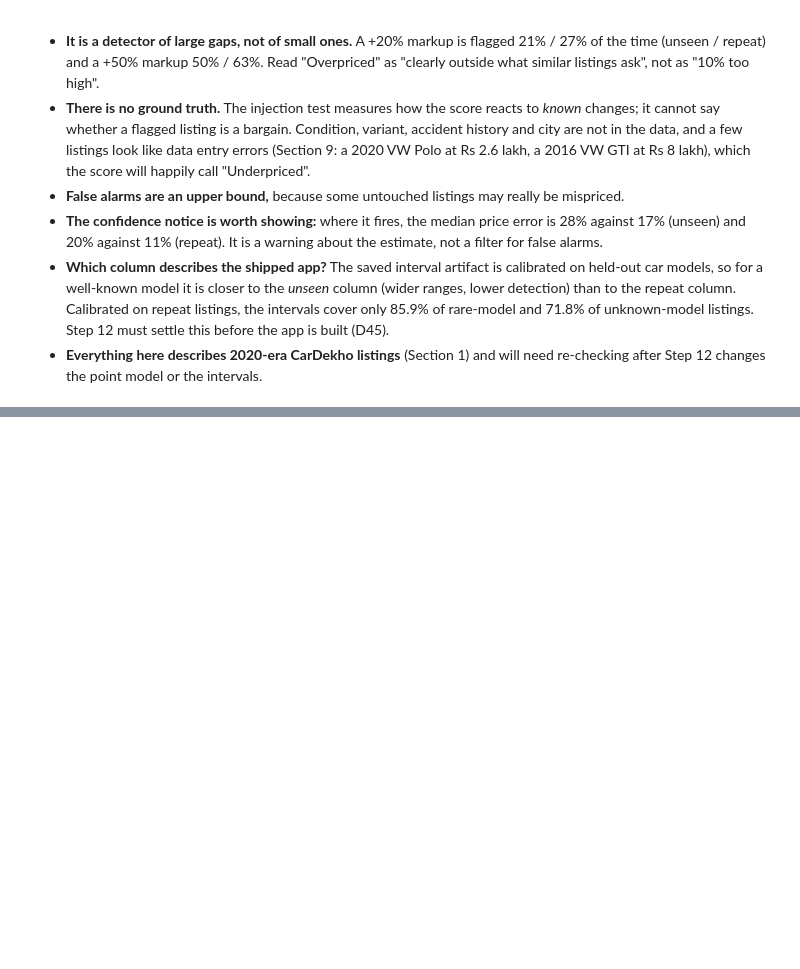
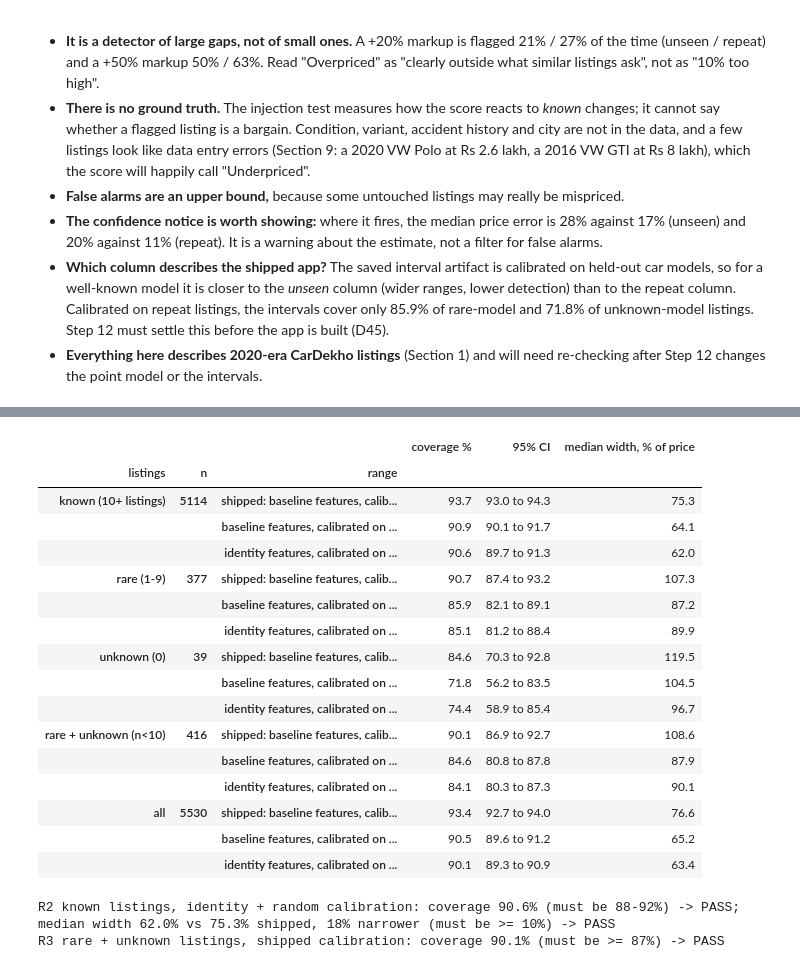
Before and after one commit to aayaan-khan/Used-Cars-Cost-Prediction, a Jupyter notebook: notebooks/Used_Cars_Cost_Prediction.ipynb, the cells around one changed output, grey strips where cells are left out. Saved outputs shown, nothing was run; the diff lists cells and outputs as text; code cells hidden in the pictures; blank space fills up the shorter version.

```diff
--- a/notebooks/Used_Cars_Cost_Prediction.ipynb
+++ b/notebooks/Used_Cars_Cost_Prediction.ipynb
@@ -2902,0 +2974,49 @@ display(Markdown(f"""### 12.6 What this section means for the Deal Score
+# %%
+# Cell 63: coverage and width of each range variant, by how familiar the car model is (repeat-listing folds)
+n_rep = REG["Repeat listings"]["n_train"]
+fam_group = np.where(n_rep >= K_ROUTE, "known (10+ listings)", np.where(n_rep >= 1, "rare (1-9)", "unknown (0)"))
+GROUPS = ["known (10+ listings)", "rare (1-9)", "unknown (0)"]
+unfamiliar = n_rep < K_ROUTE
+
+def wilson(k, n, z=1.96):
+    p = k / n; d = 1 + z * z / n; c = p + z * z / (2 * n); h = z * np.sqrt(p * (1 - p) / n + z * z / (4 * n * n))
+    return 100 * (c - h) / d, 100 * (c + h) / d
+
+rows = []
+for g_ in GROUPS + ["rare + unknown (n<10)", "all"]:
+    m = unfamiliar if g_.startswith("rare + unknown") else (np.ones(len(dev), bool) if g_ == "all" else fam_group == g_)
+    for k_, (lo, hi) in IV.items():
+        cov = (yl[m] >= lo[m]) & (yl[m] <= hi[m]); lo_ci, hi_ci = wilson(cov.sum(), m.sum())
+        rows.append({"listings": g_, "n": int(m.sum()), "range": k_, "coverage %": 100 * cov.mean(), "95% CI": f"{lo_ci:.1f} to {hi_ci:.1f}",
+                     "median width, % of price": np.median(100 * (np.exp(hi[m]) - np.exp(lo[m])) / dev.selling_price.values[m])})
+cmp_tbl = pd.DataFrame(rows).set_index(["listings", "n", "range"]); display(cmp_tbl.round(1))
+
+is_known = fam_group == "known (10+ listings)"
+cov_of = lambda k_, m: 100 * np.mean((yl[m] >= IV[k_][0][m]) & (yl[m] <= IV[k_][1][m]))
+wid_of = lambda k_, m: np.median(100 * (np.exp(IV[k_][1][m]) - np.exp(IV[k_][0][m])) / dev.selling_price.values[m])
+R2a = 88 <= cov_of(K_ID, is_known) <= 92
+R2b = wid_of(K_ID, is_known) <= 0.9 * wid_of(K_SHIP, is_known)
+R3 = cov_of(K_SHIP, unfamiliar) >= 87
+print(f"R2 known listings, identity + random calibration: coverage {cov_of(K_ID, is_known):.1f}% (must be 88-92%) -> {'PASS' if R2a else 'FAIL'};"
+      f" median width {wid_of(K_ID, is_known):.1f}% vs {wid_of(K_SHIP, is_known):.1f}% shipped, {100 * (1 - wid_of(K_ID, is_known) / wid_of(K_SHIP, is_known)):.0f}% narrower (must be >= 10%) -> {'PASS' if R2b else 'FAIL'}")
+print(f"R3 rare + unknown listings, shipped calibration: coverage {cov_of(K_SHIP, unfamiliar):.1f}% (must be >= 87%) -> {'PASS' if R3 else 'FAIL'}")
+# %% [output]
+|  |  |  | coverage % | 95% CI | median width, % of price |
+| listings | n | range |  |  |  |
+| known (10+ listings) | 5114 | shipped: baseline features, calib... | 93.7 | 93.0 to 94.3 | 75.3 |
+|  |  | baseline features, calibrated on ... | 90.9 | 90.1 to 91.7 | 64.1 |
+|  |  | identity features, calibrated on ... | 90.6 | 89.7 to 91.3 | 62.0 |
+| rare (1-9) | 377 | shipped: baseline features, calib... | 90.7 | 87.4 to 93.2 | 107.3 |
+|  |  | baseline features, calibrated on ... | 85.9 | 82.1 to 89.1 | 87.2 |
+|  |  | identity features, calibrated on ... | 85.1 | 81.2 to 88.4 | 89.9 |
+| unknown (0) | 39 | shipped: baseline features, calib... | 84.6 | 70.3 to 92.8 | 119.5 |
+|  |  | baseline features, calibrated on ... | 71.8 | 56.2 to 83.5 | 104.5 |
+|  |  | identity features, calibrated on ... | 74.4 | 58.9 to 85.4 | 96.7 |
+| rare + unknown (n<10) | 416 | shipped: baseline features, calib... | 90.1 | 86.9 to 92.7 | 108.6 |
+|  |  | baseline features, calibrated on ... | 84.6 | 80.8 to 87.8 | 87.9 |
+|  |  | identity features, calibrated on ... | 84.1 | 80.3 to 87.3 | 90.1 |
+| all | 5530 | shipped: baseline features, calib... | 93.4 | 92.7 to 94.0 | 76.6 |
+|  |  | baseline features, calibrated on ... | 90.5 | 89.6 to 91.2 | 65.2 |
+|  |  | identity features, calibrated on ... | 90.1 | 89.3 to 90.9 | 63.4 |
+R2 known listings, identity + random calibration: coverage 90.6% (must be 88-92%) -> PASS; median width 62.0% vs 75.3% shipped, 18% narrower (must be >= 10%) -> PASS
+R3 rare + unknown listings, shipped calibration: coverage 90.1% (must be >= 87%) -> PASS
```
Also changed, not shown: parts of 8 cells of this notebook, 5 other files.
